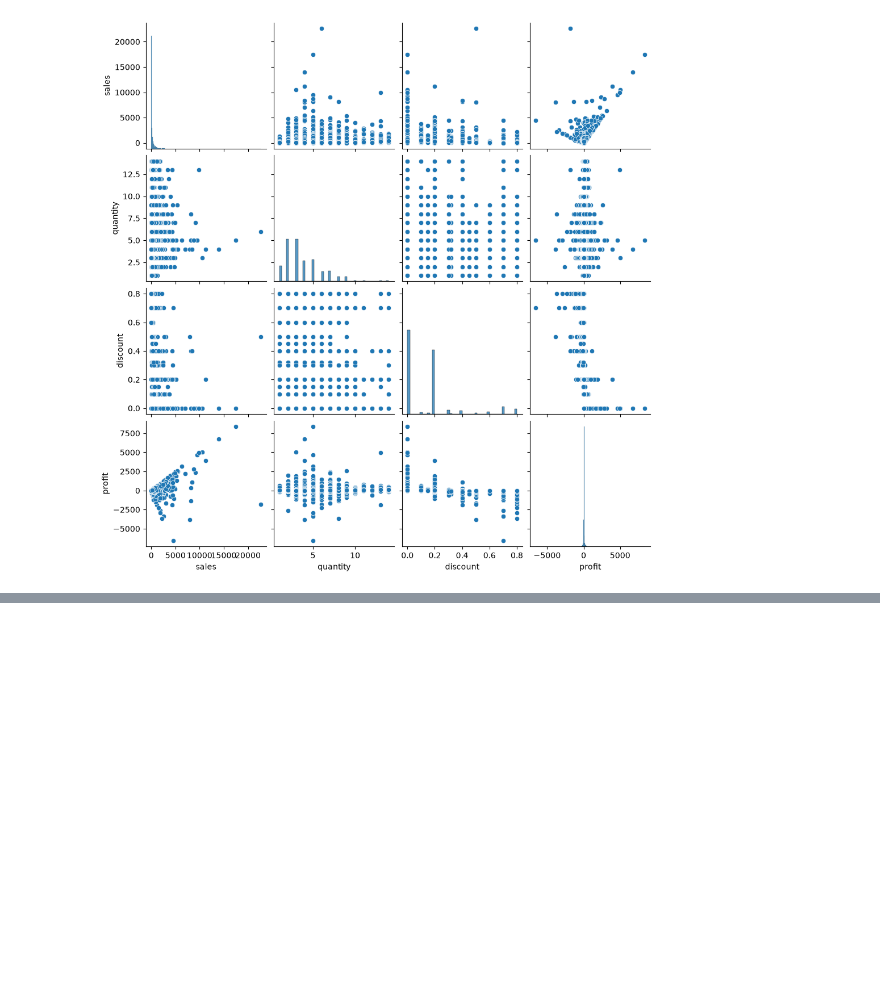
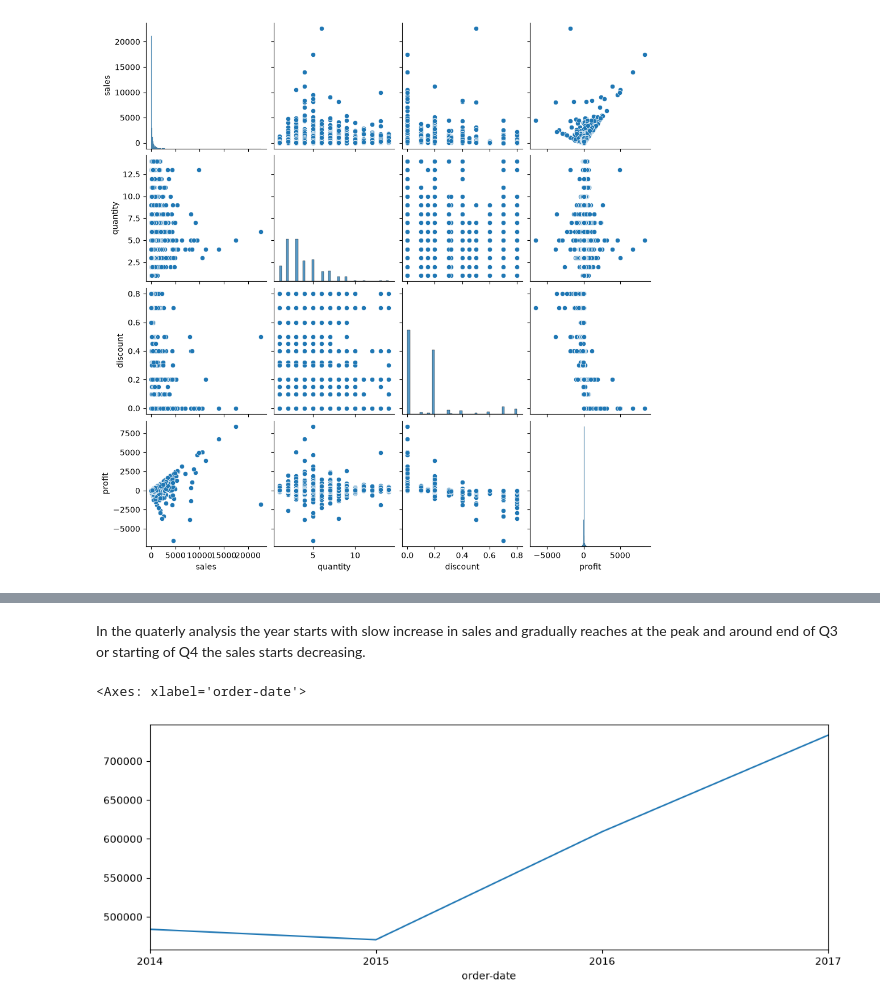
Before and after one commit to OnkarGhadage/superstore-sales-analysis, a Jupyter notebook: notebooks/eda.ipynb, the cells around one changed output, grey strips where cells are left out. Saved outputs shown, nothing was run; the diff lists cells and outputs as text; code cells hidden in the pictures; blank space fills up the shorter version.

```diff
--- a/notebooks/eda.ipynb
+++ b/notebooks/eda.ipynb
@@ -1068,0 +1138,7 @@ sns.pairplot(df)
+# %% [markdown]
+In the quaterly analysis the year starts with slow increase in sales and gradually reaches at the peak and around end of Q3 or starting of Q4 the sales starts decreasing.
+# %%
+dtdf['sales'].resample('YE').sum().plot(figsize=(12,4))
+# %% [output]
+<Axes: xlabel='order-date'>
+[figure, added]
```
Also changed, not shown: parts of 45 cells of this notebook.
